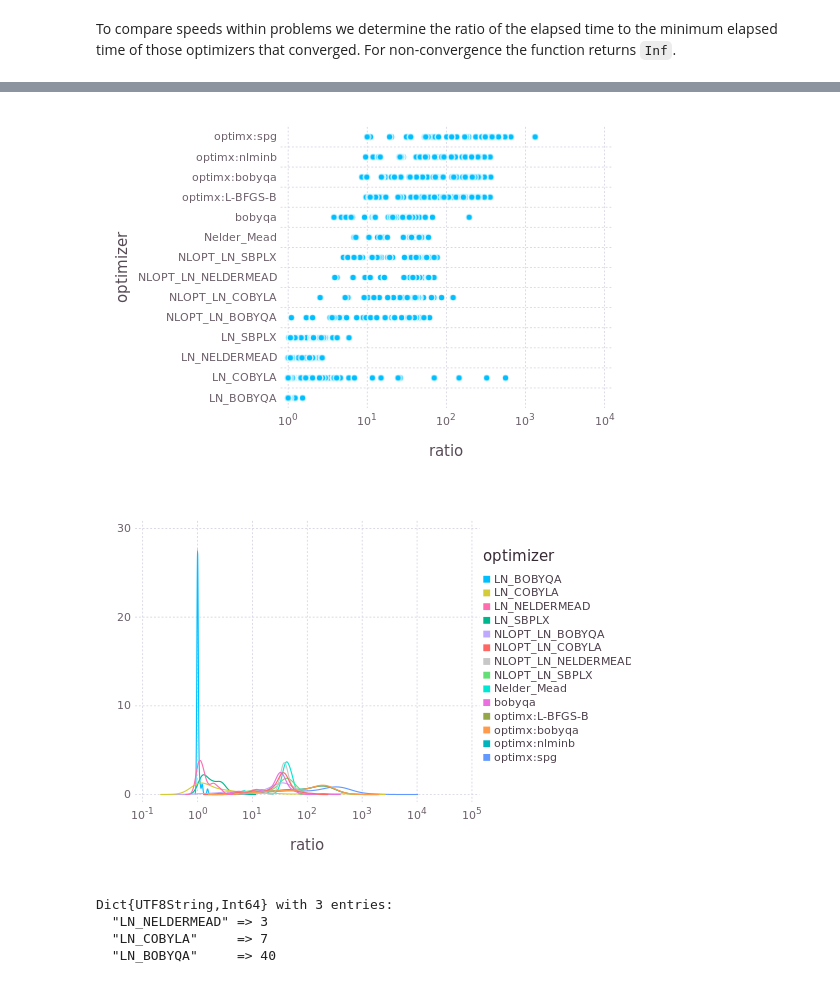
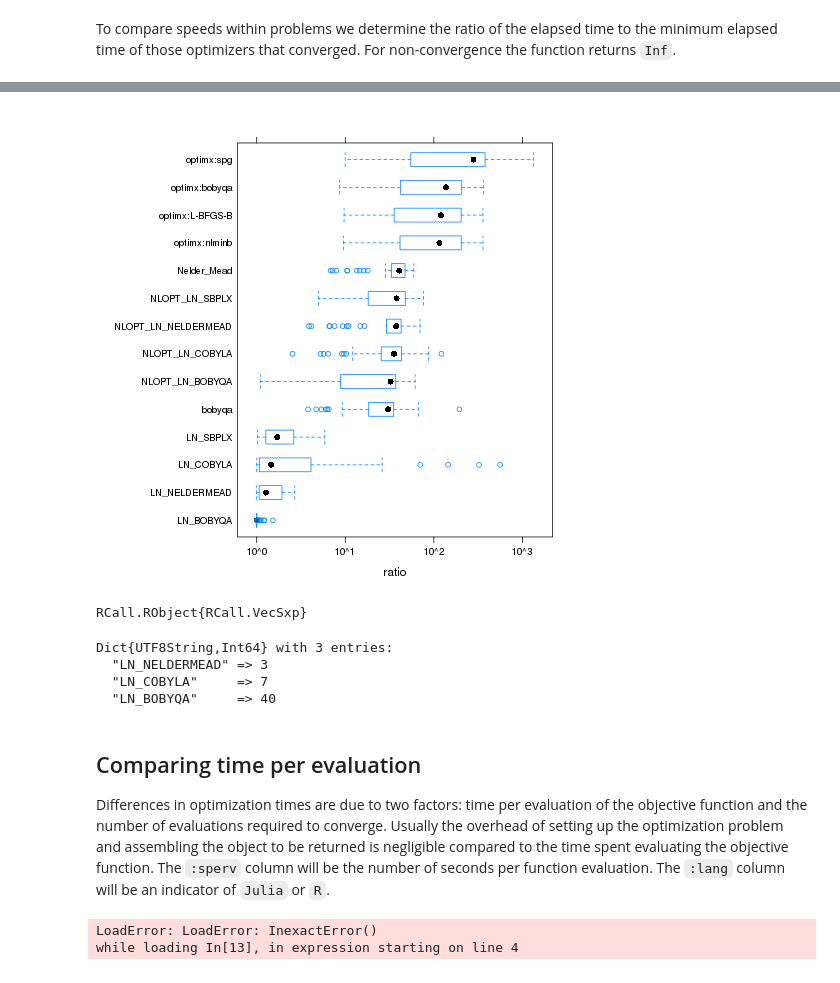
Before and after one commit to dmbates/JSM, a Jupyter notebook: TimingResults.ipynb, the cells around one changed output, grey strips where cells are left out. Saved outputs shown, nothing was run; the diff lists cells and outputs as text; code cells hidden in the pictures.

```diff
--- a/TimingResults.ipynb
+++ b/TimingResults.ipynb
@@ -239,11 +208,11 @@ ratio = @by(results, :dsmodel, optimizer = :optimizer, ratio = ratioelapsed(:obj
-# %%
-plot(ratio, x = "ratio", y = "optimizer", Geom.point, Scale.x_log10)
-# %% [output]
-[figure, removed]
-# %%
-plot(@where(ratio, isfinite(:ratio)) , x = "ratio", color = "optimizer", Geom.density, Scale.x_log10)
-# %% [output]
-[figure, removed]
+# %%
+R"""
+bwplot(reorder(optimizer, ratio, median) ~ ratio, $ratio,
+scales = list(x = list(log = TRUE)))
+"""
+# %% [output]
+[figure, added]
+RCall.RObject{RCall.VecSxp}
 # %%
 countmap(convert(Array, @where(ratio, :ratio .== 1)[:optimizer]))
 # %% [output]
@@ -251,3 +220,20 @@ Dict{UTF8String,Int64} with 3 entries:
   "LN_NELDERMEAD" => 3
   "LN_COBYLA"     => 7
   "LN_BOBYQA"     => 40
+# %% [markdown]
+## Comparing time per evaluation
+
+Differences in optimization times are due to two factors: time per evaluation of the objective function and the number of evaluations required to converge.  Usually the overhead of setting up the optimization problem and assembling the object to be returned is negligible compared to the time spent evaluating the objective function.  The `:sperv` column will be the number of seconds per function evaluation.  The `:lang` column will be an indicator of `Julia` or `R`.
+# %%
+results = @transform(results, sperv = :elapsed ./ :neval);
+results[:lang] = pool([ismatch(r"^LN", x) ? "J" : "R"
+    for x in results[:optimizer]]);
+@rput results
+# FIXME: shorten the dsmodel strings
+R"""
+dotplot(dsmodel ~ sperv, results, groups = lang,
+auto.key = list(space = "top", columns = 2))
+"""
+# %% [output]
+LoadError: LoadError: InexactError()
+while loading In[13], in expression starting on line 4
```
Also changed, not shown: parts of 20 cells of this notebook, 1 other file.
